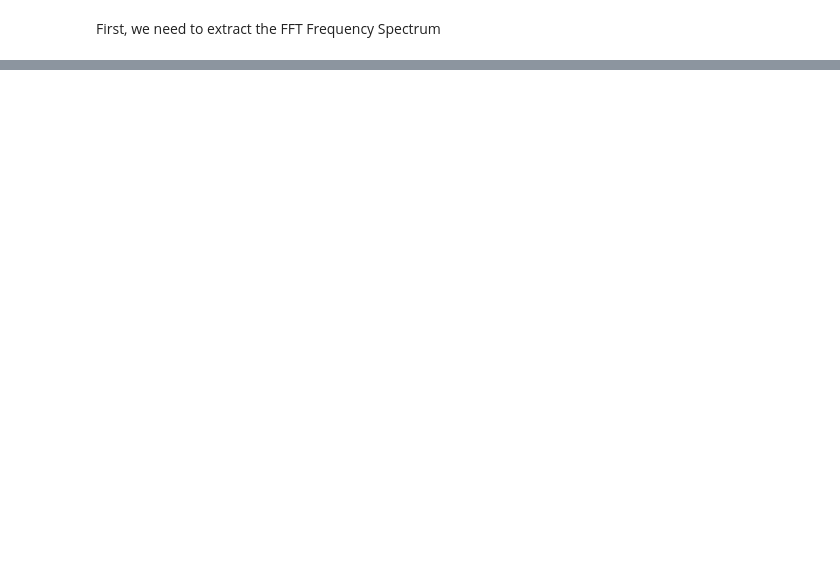
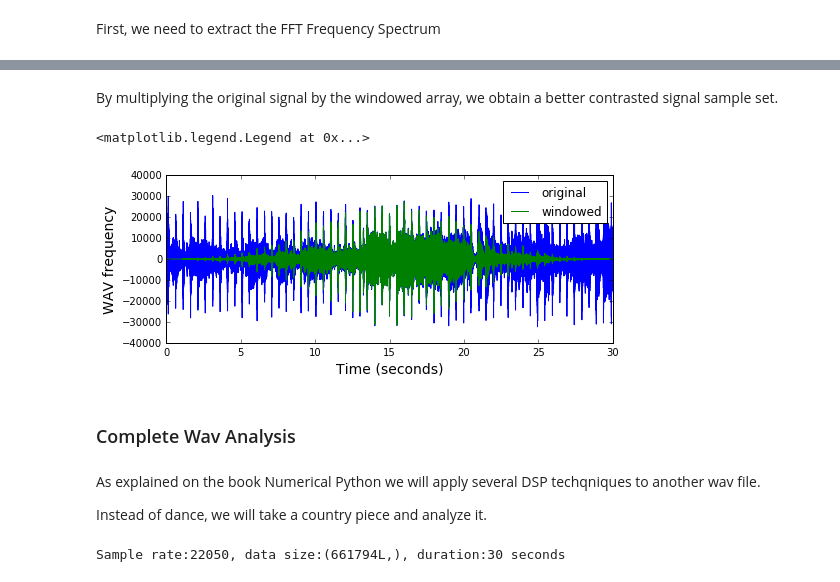
Before and after one commit to gonzsanc/computer_vision_digital_signal, a Jupyter notebook: Music Classification.ipynb, the cells around one changed output, grey strips where cells are left out. Drawn from its saved outputs; the diff is of its cells as text; code cells hidden in the pictures; blank space fills up the shorter version.

Commit message:
dsp analysis

```diff
--- a/Music Classification.ipynb
+++ b/Music Classification.ipynb
@@ -331,0 +466,28 @@ for d in GENRE_DIRS:
+# %%
+df = DataFrame(X)
+dfTime = DataFrame(range(0,len(X),1),columns=["time"])
+dfTime["time"] = dfTime.time.map(lambda x: round(float(x)/float(sample_rate),6))
+# %%
+x = df[0].values.tolist()
+time = dfTime.values
+window = signal.blackman(len(x))
+# %% [markdown]
+By multiplying the original signal by the windowed array, we obtain a better contrasted signal sample set.
+# %%
+x_windowed = x * window
+fig, ax = plt.subplots(figsize=(8, 3))
+ax.plot(time, x, label="original")
+ax.plot(time, x_windowed, label="windowed")
+ax.set_ylabel("WAV frequency", fontsize=14)
+ax.set_xlabel("Time (seconds)", fontsize=14)
+ax.set_xlim(0,30)
+ax.legend(loc=1)
+# %% [output]
+<matplotlib.legend.Legend at 0x...>
+[figure, added]
+# %% [markdown]
+### Complete Wav Analysis
+# %% [markdown]
+As explained on the book </b>Numerical Python</b> we will apply several DSP techqniques to another wav file.
+
+Instead of dance, we will take a country piece and analyze it.
@@ -331,0 +498,5 @@ for d in GENRE_DIRS:
+# %%
+sample_rate, data = io.wavfile.read(fileName)
+print "Sample rate:{0}, data size:{1}, duration:{2} seconds".format(sample_rate,data.shape,len(data)/sample_rate)
+# %% [output]
+Sample rate:22050, data size:(661794L,), duration:30 seconds
```
Also changed, not shown: parts of 40 cells of this notebook, 1 other file.
